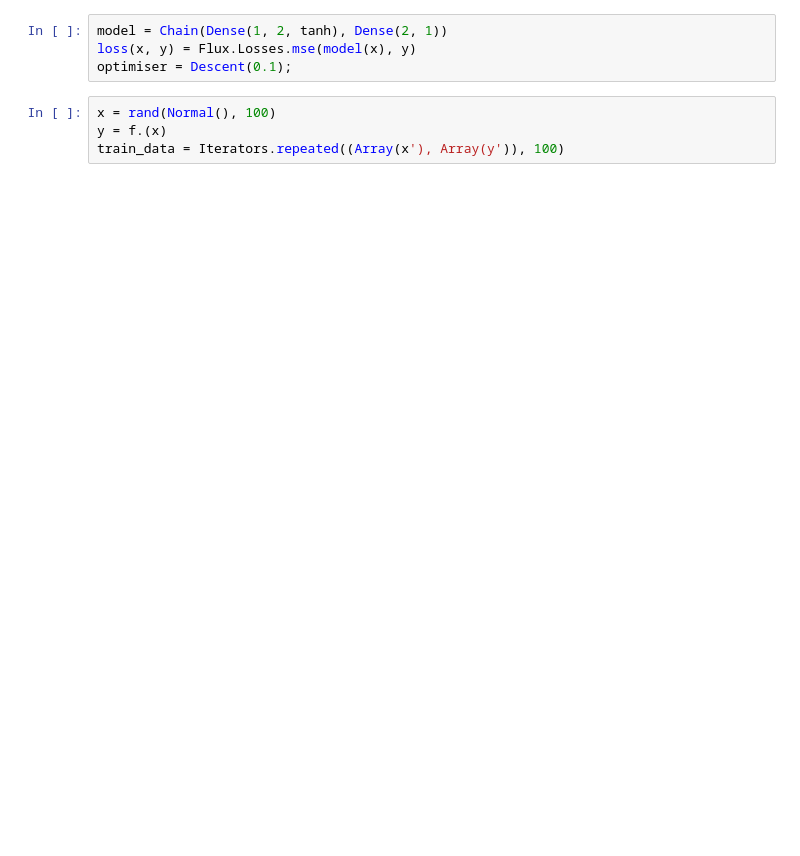
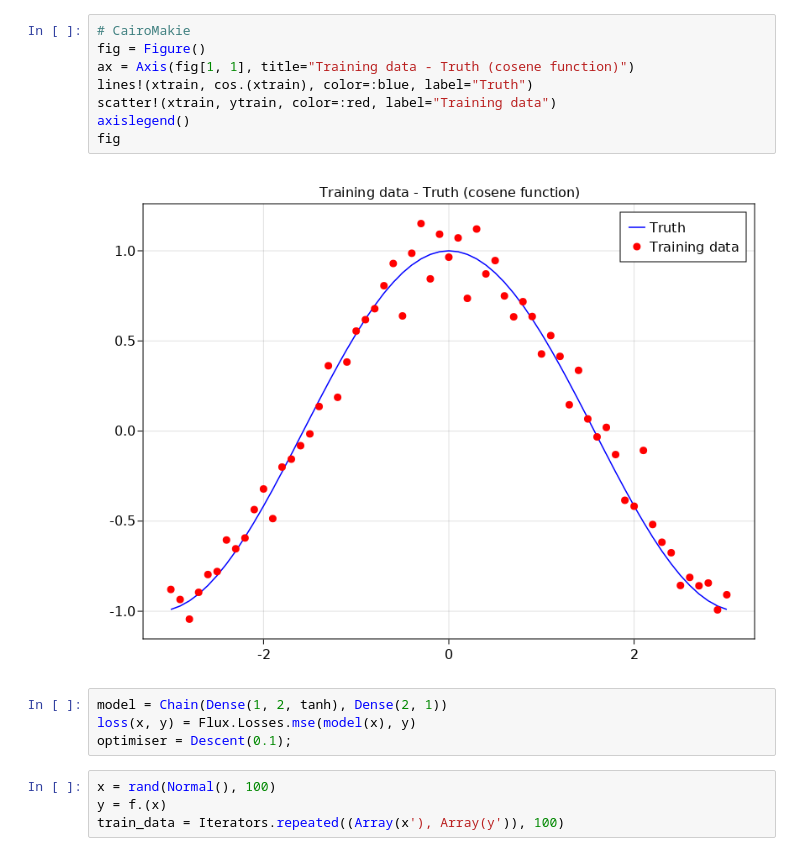
Before and after one commit to julionovoa/jl-sandbox, a Jupyter notebook: code/_Flux.ipynb, the cells around one changed output. Drawn from its saved outputs; the diff is of its cells as text; blank space fills up the shorter version.

Commit message:
comparing Gadfly vs CairoMakie

```diff
--- a/code/_Flux.ipynb
+++ b/code/_Flux.ipynb
@@ -20,5 +22,15 @@ plot(dots, lines, legend)
 # %% [output]
 Plot(...)
+# %%
+# CairoMakie
+fig = Figure()
+ax = Axis(fig[1, 1], title="Training data - Truth (cosene function)")
+lines!(xtrain, cos.(xtrain), color=:blue, label="Truth")
+scatter!(xtrain, ytrain, color=:red, label="Training data")
+axislegend()
+fig
+# %% [output]
+[figure, added]
 # %%
 model = Chain(Dense(1, 2, tanh), Dense(2, 1))
 loss(x, y) = Flux.Losses.mse(model(x), y)
```
Also changed, not shown: parts of 8 cells of this notebook.
